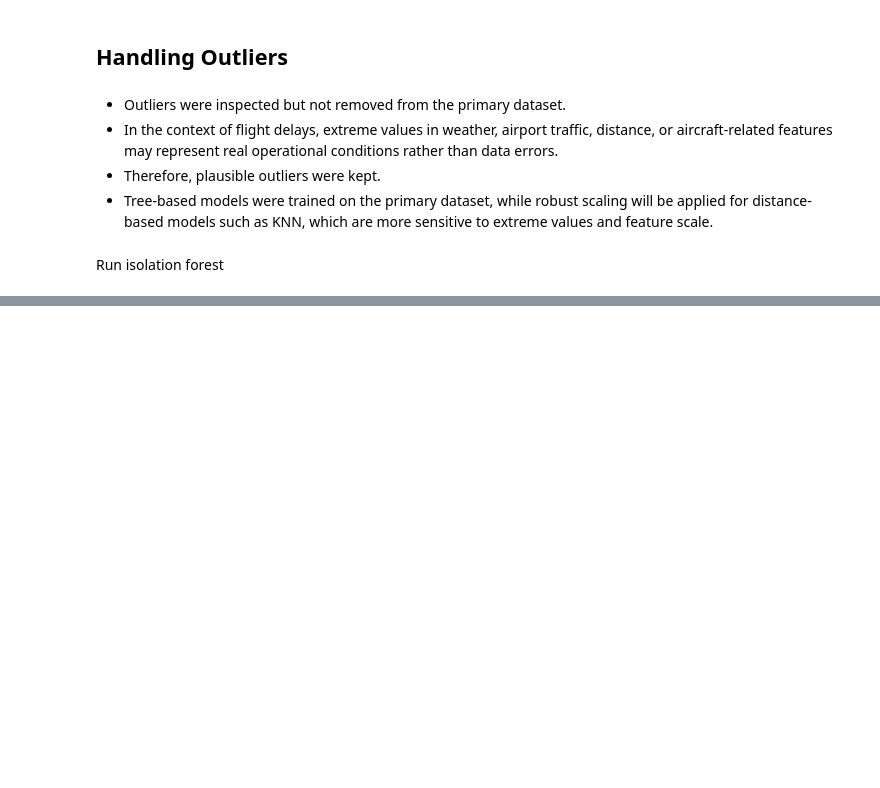
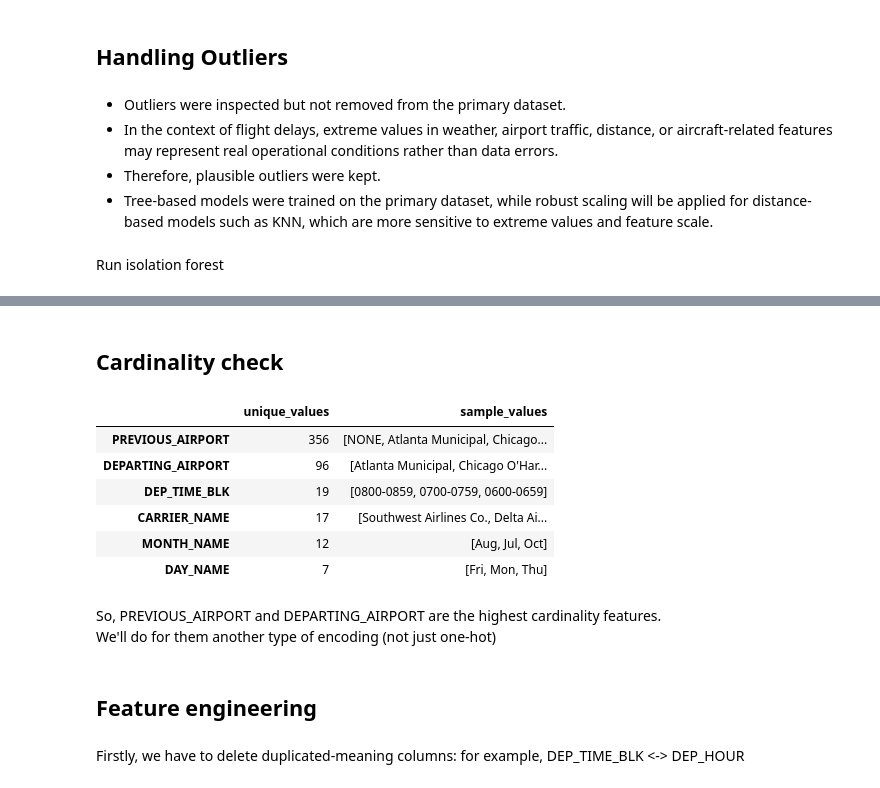
Before and after one commit to AlinaYakubova/ml-flight-felay-prediction, a Jupyter notebook: flight_delay_prediction.ipynb, the cells around one changed output, grey strips where cells are left out. Saved outputs shown, nothing was run; the diff lists cells and outputs as text; code cells hidden in the pictures; blank space fills up the shorter version.

Commit message:
feature engineering

```diff
--- a/flight_delay_prediction.ipynb
+++ b/flight_delay_prediction.ipynb
@@ -677,0 +645,29 @@ df_outliers_scaled[SCALE_COLS].describe().loc[["min", "25%", "50%", "75%", "max"
+# %% [markdown]
+## Cardinality check
+# %%
+cat_cols = df.select_dtypes(include=["object", "category", "str"]).columns.tolist()
+# %%
+cardinality = (
+    pd.DataFrame({
+        "unique_values": df[cat_cols].nunique(),
+        "sample_values": [df[col].value_counts().index[:3].tolist() for col in cat_cols],
+    })
+    .sort_values("unique_values", ascending=False)
+)
+# %%
+cardinality
+# %% [output]
+|  | unique_values | sample_values |
+| PREVIOUS_AIRPORT | 356 | [NONE, Atlanta Municipal, Chicago... |
+| DEPARTING_AIRPORT | 96 | [Atlanta Municipal, Chicago O'Har... |
+| DEP_TIME_BLK | 19 | [0800-0859, 0700-0759, 0600-0659] |
+| CARRIER_NAME | 17 | [Southwest Airlines Co., Delta Ai... |
+| MONTH_NAME | 12 | [Aug, Jul, Oct] |
+| DAY_NAME | 7 | [Fri, Mon, Thu] |
+# %% [markdown]
+So, PREVIOUS_AIRPORT and DEPARTING_AIRPORT are the highest cardinality features.\
+We'll do for them another type of encoding (not just one-hot)
+# %% [markdown]
+## Feature engineering
+# %% [markdown]
+Firstly, we have to delete duplicated-meaning columns: for example, DEP_TIME_BLK <-> DEP_HOUR
```
Also changed, not shown: parts of 37 cells of this notebook.
